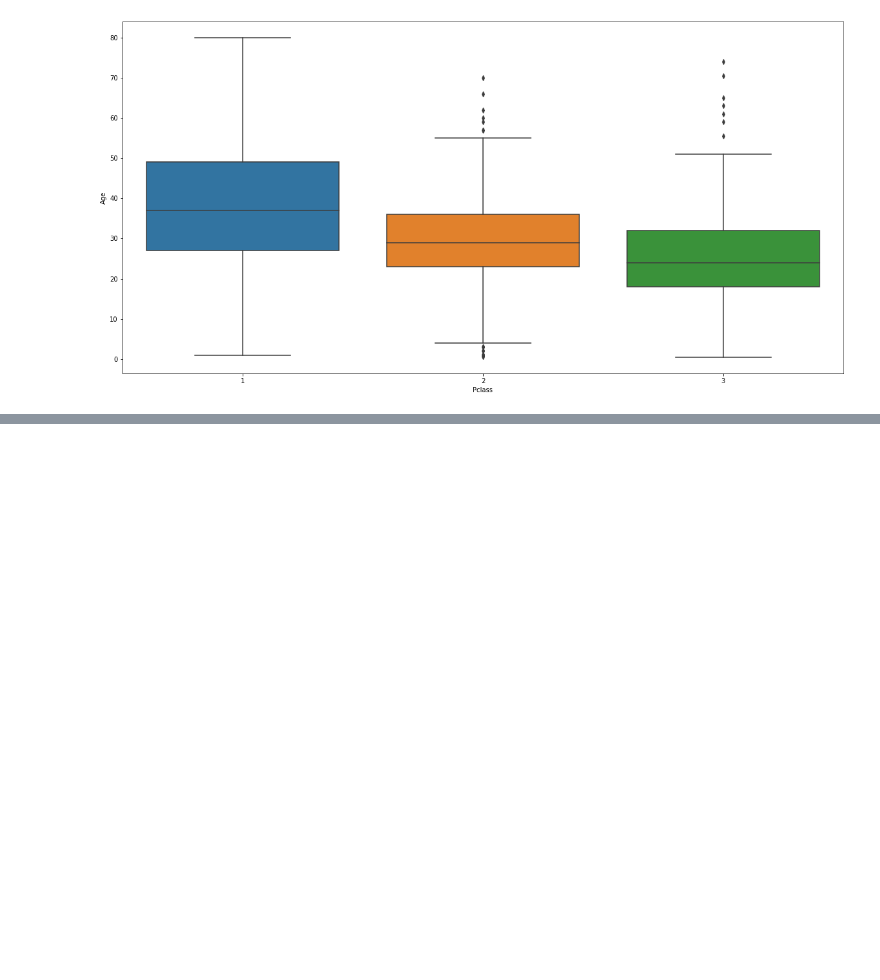
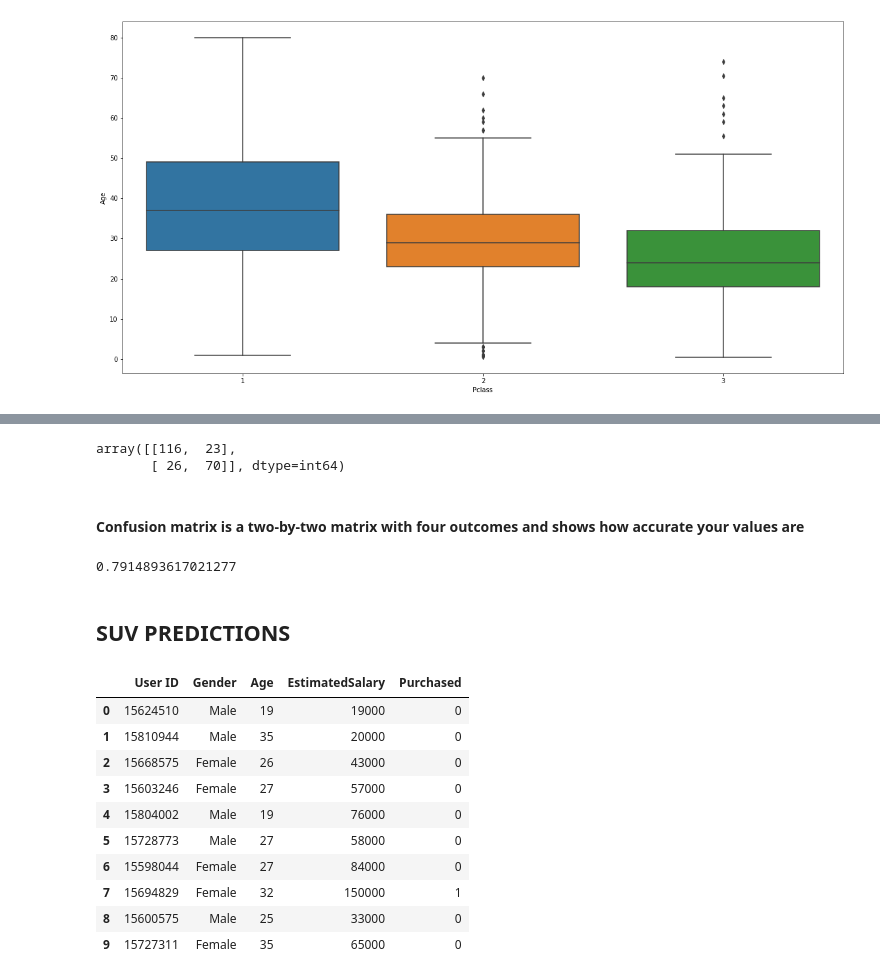
Before and after one commit to FonsahPageo/Python-AI-ML-GDSC, a Jupyter notebook: Linear and Logistic Regression.ipynb, the cells around one changed output, grey strips where cells are left out. Drawn from its saved outputs; the diff is of its cells as text; code cells hidden in the pictures; blank space fills up the shorter version.

```diff
--- a/Linear and Logistic Regression.ipynb
+++ b/Linear and Logistic Regression.ipynb
@@ -221,0 +355,7 @@ titanic_data
+# %%
+confusion_matrix(y_test, predictions)
+# %% [output]
+array([[116,  23],
+       [ 26,  70]], dtype=int64)
+# %% [markdown]
+#### Confusion matrix is a two-by-two matrix with four outcomes and shows how accurate your values are
@@ -221,0 +364,21 @@ titanic_data
+# %%
+accuracy_score(y_test, predictions)
+# %% [output]
+0.7914893617021277
+# %% [markdown]
+## SUV PREDICTIONS
+# %%
+df = pd.read_csv('suv_data.csv')
+df.head(10)
+# %% [output]
+|  | User ID | Gender | Age | EstimatedSalary | Purchased |
+| 0 | 15624510 | Male | 19 | 19000 | 0 |
+| 1 | 15810944 | Male | 35 | 20000 | 0 |
+| 2 | 15668575 | Female | 26 | 43000 | 0 |
+| 3 | 15603246 | Female | 27 | 57000 | 0 |
+| 4 | 15804002 | Male | 19 | 76000 | 0 |
+| 5 | 15728773 | Male | 27 | 58000 | 0 |
+| 6 | 15598044 | Female | 27 | 84000 | 0 |
+| 7 | 15694829 | Female | 32 | 150000 | 1 |
+| 8 | 15600575 | Male | 25 | 33000 | 0 |
+| 9 | 15727311 | Female | 35 | 65000 | 0 |
```
Also changed, not shown: parts of 35 cells of this notebook, 1 other file.
